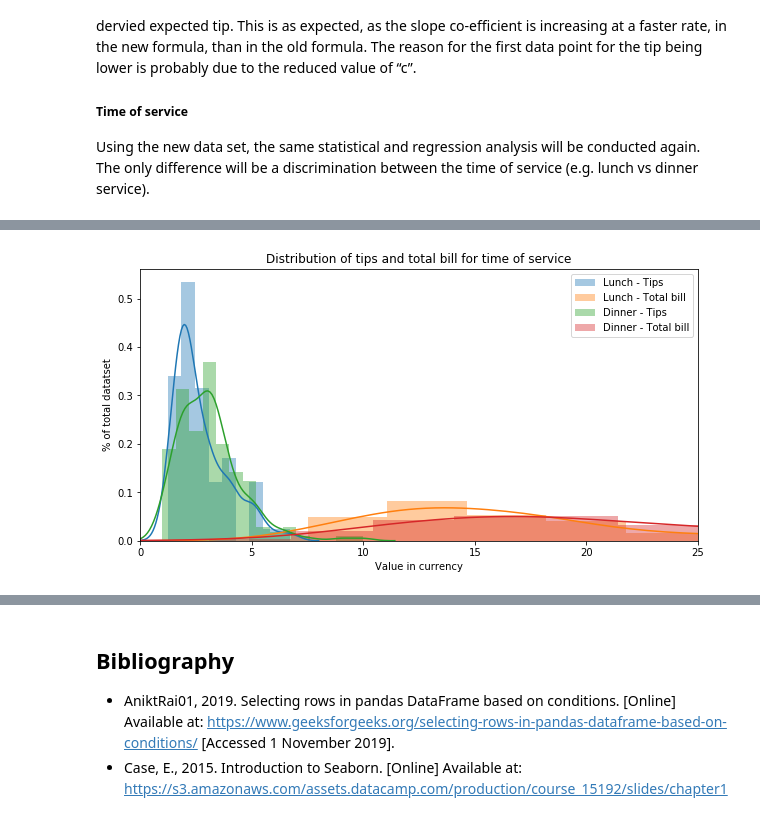
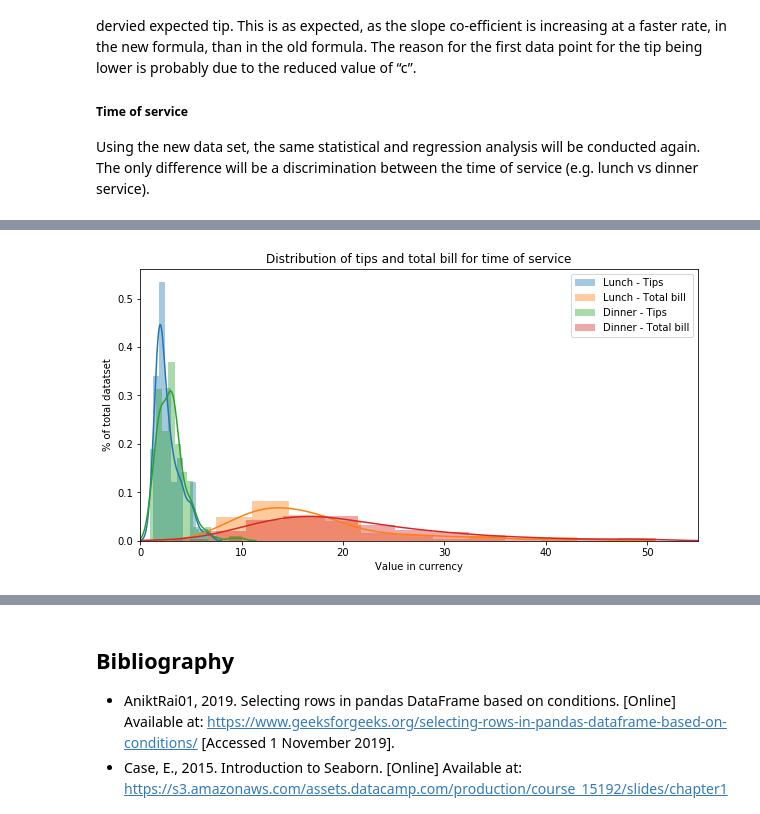
Before and after one commit to Clauric/FoDA-Assessment, a Jupyter notebook: Tips dataset review.ipynb, the cells around one changed output, grey strips where cells are left out. Saved outputs shown, nothing was run; the diff lists cells and outputs as text; code cells hidden in the pictures.

```diff
--- a/Tips dataset review.ipynb
+++ b/Tips dataset review.ipynb
@@ -1001,21 +1018,21 @@ dtype: float64
 # %%
 # Distribution plots for both tip and total_bill
 sns.distplot(new_lunch_ds["tip"], axlabel = False, label="Lunch - Tips")
 sns.distplot(new_lunch_ds["total_bill"], axlabel = False, label="Lunch - Total bill")
 sns.distplot(new_dinner_ds["tip"], axlabel = False, label="Dinner - Tips")
 sns.distplot(new_dinner_ds["total_bill"], axlabel = False, label="Dinner - Total bill")
 
 # Set length of x-axis
-plt.xlim([0,25])
+plt.xlim([0,55])
 
 # Set size of plot area
-plt.rcParams["figure.figsize"] = [10,5]
+plt.rcParams["figure.figsize"] = [15,5]
 
 # Set title, labels, and legend for plot
 plt.title("Distribution of tips and total bill for time of service")
 plt.xlabel("Value in currency")
 plt.ylabel("% of total datatset")
 plt.legend()
 plt.show()
 # %% [output]
-[figure, old version]
+[figure, new version]
```
Also changed, not shown: parts of 14 cells of this notebook.
